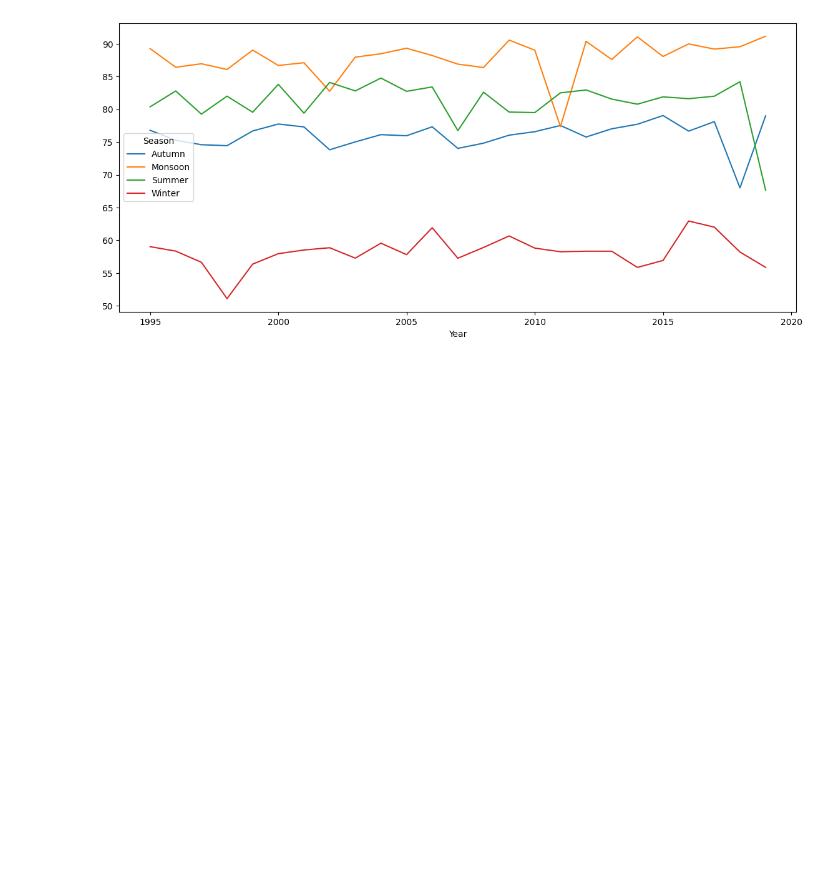
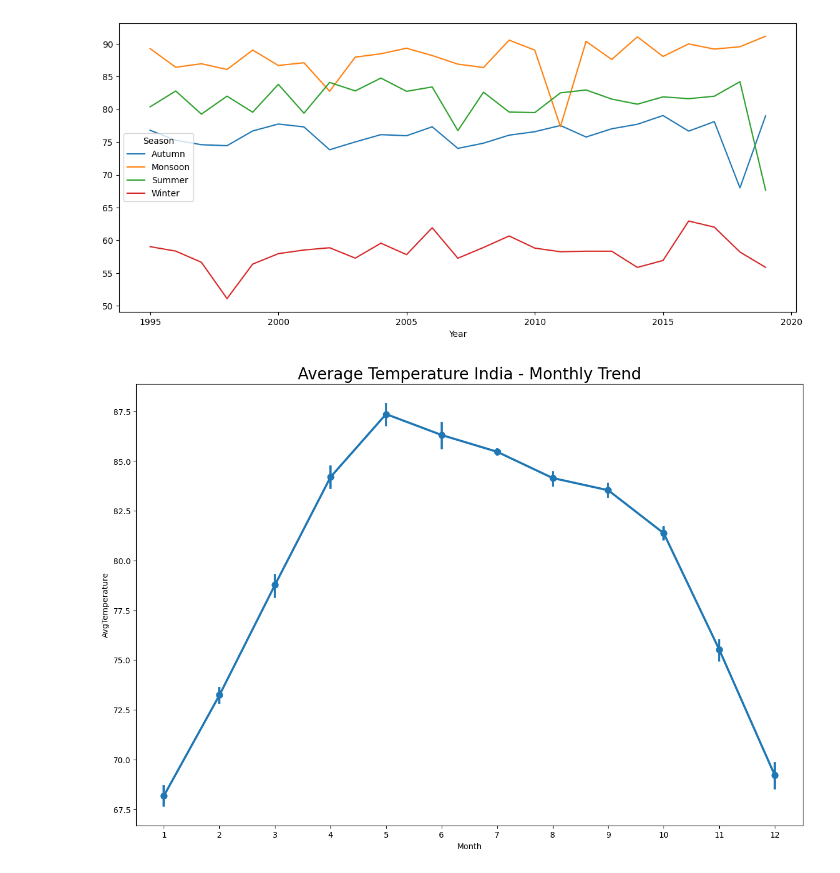
Before and after one commit to mounishsjsu/266_Project, a Jupyter notebook: 266_Final_Project.ipynb, the cells around one changed output. Saved outputs shown, nothing was run; the diff lists cells and outputs as text; code cells hidden in the pictures; blank space fills up the shorter version.

```diff
--- a/266_Final_Project.ipynb
+++ b/266_Final_Project.ipynb
@@ -91,3 +83,9 @@ fig2= plt.savefig("/content/Screenshots")
 plt.show()
 # %% [output]
 [figure]
+# %%
+plt.figure(figsize= (15,10))
+sns.pointplot(x='Month', y='AvgTemperature', data=data_India);
+plt.title('Average Temperature India - Monthly Trend',fontsize=20);
+# %% [output]
+[figure, added]
```
Also changed, not shown: parts of 8 cells of this notebook.
